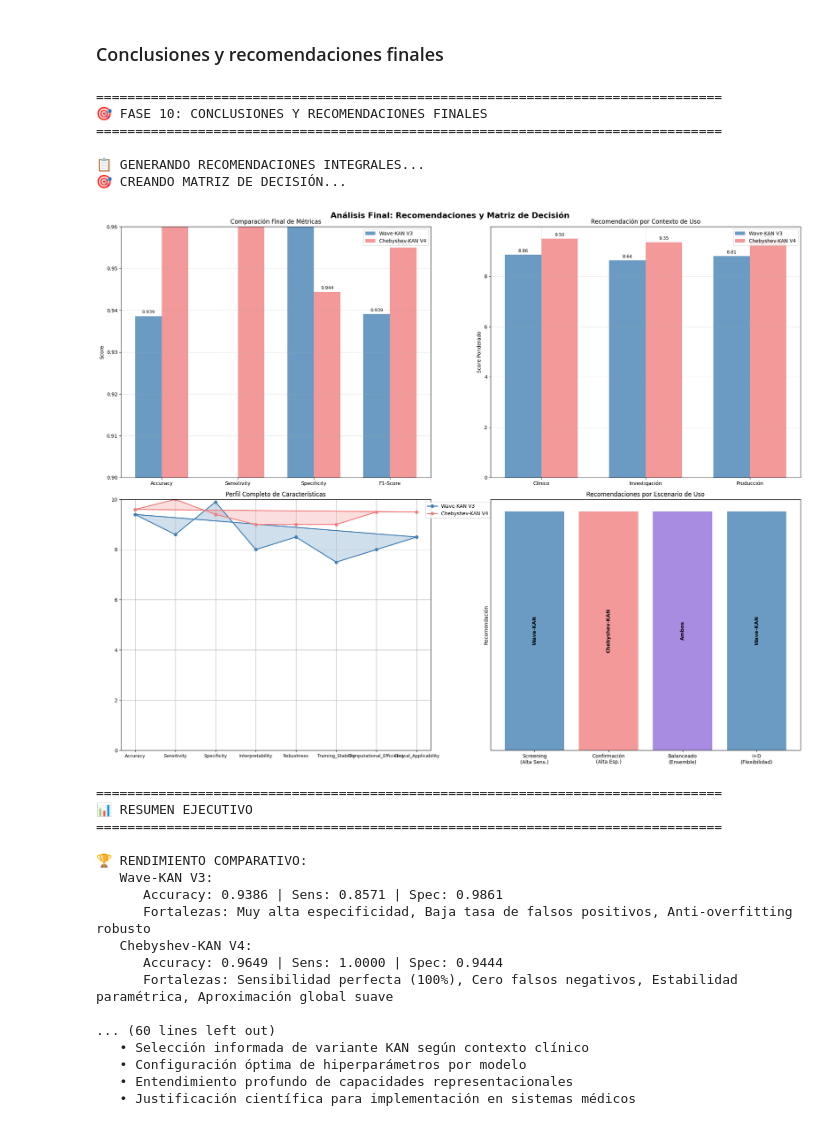
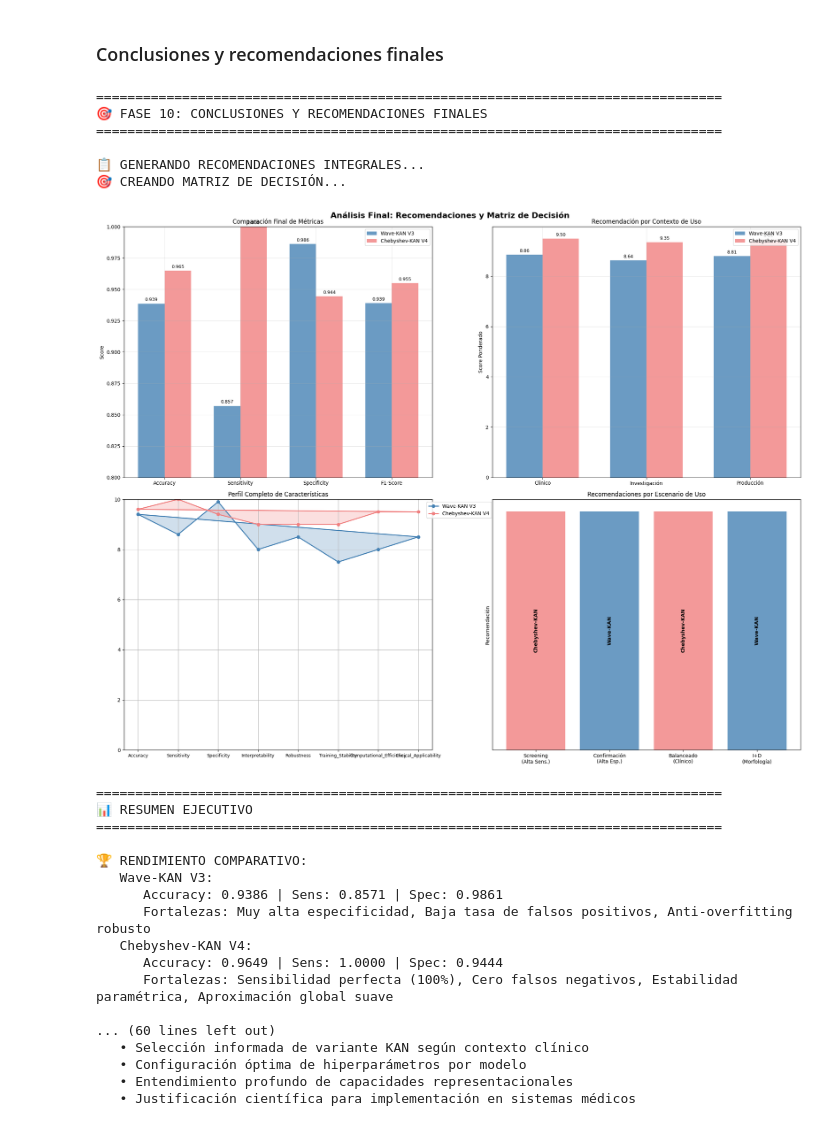
Before and after one commit to JuanAlvarez2004/breastcancer-kan, a Jupyter notebook: Wave_vs_Chebyshev_KAN_Analysis.ipynb, the cells around one changed output. Cells and saved outputs as stored; diff of their text form; code cells hidden in the pictures.

Commit message:
fix: improve references  and fix real values in costs fn and fp

```diff
--- a/Wave_vs_Chebyshev_KAN_Analysis.ipynb
+++ b/Wave_vs_Chebyshev_KAN_Analysis.ipynb
@@ -1893,8 +1876,8 @@ def clinical_impact_analysis(metrics1: Dict, metrics2: Dict, model1_name: str, m
     }
 
     # Costos reales en pesos colombianos (COP) basados en investigación del sistema de salud colombiano
-    cost_fn = 146_046_790  # COP - Falso Negativo (tratamiento completo de cáncer no detectado a tiempo)
-    cost_fp = 887_104      # COP - Falso Positivo (biopsia y estudios complementarios innecesarios)
+    cost_fn = 133_356_464  # COP - Falso Negativo (tratamiento completo de cáncer no detectado a tiempo)
+    cost_fp = 1_165_000      # COP - Falso Positivo (biopsia y estudios complementarios innecesarios)
 
     cost1 = metrics1['fn'] * cost_fn + metrics1['fp'] * cost_fp
     cost2 = metrics2['fn'] * cost_fn + metrics2['fp'] * cost_fp
@@ -2171,8 +2154,8 @@ print(f"   Score Impacto Clínico: {cs['clinical_impact_score']:+.4f}")
 cb = clinical_analysis['cost_benefit']
 print(f"\n💰 ANÁLISIS ECONÓMICO - SISTEMA DE SALUD COLOMBIANO:")
 print(f"   📌 Valores basados en costos reales del sistema de salud de Colombia")
-print(f"   • FN (Falso Negativo): $146,046,790 COP - Tratamiento completo de cáncer avanzado")
-print(f"   • FP (Falso Positivo): $887,104 COP - Biopsia y estudios complementarios innecesarios")
+print(f"   • FN (Falso Negativo): $133,356,464 COP - Tratamiento completo de cáncer avanzado")
+print(f"   • FP (Falso Positivo): $1,165,000 COP - Biopsia y estudios complementarios innecesarios")
 print(f"")
 print(f"   Costo Total Wave-KAN V3: ${cb['Wave-KAN V3_estimated_cost']:,} COP")
 print(f"   Costo Total Chebyshev-KAN V4: ${cb['Chebyshev-KAN V4_estimated_cost']:,} COP")
@@ -3113,7 +3096,7 @@ def generate_final_recommendations() -> Dict[str, Any]:
                 'Mejor accuracy general (96.49% vs 93.86%)',
                 'Sensibilidad perfecta es crítica para no perder casos de cáncer',
                 'Trade-off aceptable: ligera reducción en especificidad (4.17%) por sensibilidad perfecta',
-                'Mayor beneficio económico: ahorro de $873,619,428 COP por reducción de FN'
+                'Mayor beneficio económico: ahorro de $800,138,784 COP por reducción de FN (6→0)'
             ],
             'implementation': {
                 'primary_model': 'Chebyshev-KAN V4 para screening y diagnóstico principal',
@@ -3291,7 +3274,7 @@ ax1.set_xticks(x)
 ax1.set_xticklabels(metrics)
 ax1.legend()
 ax1.grid(True, alpha=0.3)
-ax1.set_ylim(0.9, 0.96)
+ax1.set_ylim(0.8, 1.0)
 
 # Añadir valores en las barras
 for bars in [bars1, bars2]:
@@ -3364,9 +3347,9 @@ ax3.grid(True)
 
 # Gráfico 4: Recomendaciones por escenario
 ax4 = axes[1, 1]
-scenarios = ['Screening\n(Alta Sens.)', 'Confirmación\n(Alta Esp.)', 'Balanceado\n(Ensemble)', 'I+D\n(Flexibilidad)']
-recommendations = ['Wave-KAN', 'Chebyshev-KAN', 'Ambos', 'Wave-KAN']
-colors = ['steelblue', 'lightcoral', 'mediumpurple', 'steelblue']
+scenarios = ['Screening\n(Alta Sens.)', 'Confirmación\n(Alta Esp.)', 'Balanceado\n(Clínico)', 'I+D\n(Morfología)']
+recommendations = ['Chebyshev-KAN', 'Wave-KAN', 'Chebyshev-KAN', 'Wave-KAN']
+colors = ['lightcoral', 'steelblue', 'lightcoral', 'steelblue']
 
 bars = ax4.bar(scenarios, [1, 1, 1, 1], color=colors, alpha=0.8)
 ax4.set_ylabel('Recomendación')
@@ -3428,7 +3411,7 @@ print(f"\n🎯 RECOMENDACIÓN FINAL:")
 print(f"   Para SCREENING (prioridad sensibilidad): Chebyshev-KAN V4 (Sensibilidad 100%)")
 print(f"   Para MINIMIZAR FP (prioridad especificidad): Wave-KAN V3 (Especificidad 98.61%)")
 print(f"   Para USO CLÍNICO GENERAL: Chebyshev-KAN V4 (Mejor accuracy y cero FN)")
-print(f"   Para AHORRO ECONÓMICO: Chebyshev-KAN V4 (Ahorro $873M COP por reducción de FN)")
+print(f"   Para AHORRO ECONÓMICO: Chebyshev-KAN V4 (Ahorro $800.1M COP por eliminar 6 FN)")
 print(f"   Para I+D en patrones complejos: Wave-KAN V3 (Alta especificidad para segunda opinión)")
 
 print(f"\n💡 HALLAZGO CRÍTICO:")
@@ -3454,34 +3437,34 @@ print("   • analysis_data['wave_kan'] - Análisis completo Wave-KAN V3")
 print("   • analysis_data['chebyshev_kan'] - Análisis completo Chebyshev-KAN V4")
 print("   • analysis_data['final_recommendations'] - Recomendaciones finales")
 print("   • analysis_data['decision_matrix'] - Matriz de decisión por contexto")
 print("\n🔬 INVESTIGACIÓN COMPLETADA: Comportamiento comparativo de variantes KAN establecido")
 print("📊 PARÁMETROS EXTRAÍDOS: Análisis exhaustivo de diferencias arquitectónicas realizado")
 print("🏥 IMPACTO CLÍNICO: Recomendaciones específicas para implementación médica proporcionadas")
 
 # Mostrar estructura final de datos almacenados
 print(f"\n📋 ESTRUCTURA DE DATOS GENERADOS:")
 print(f"   1. Extracción y análisis de parámetros especializados")
 print(f"   2. Comparación arquitectónica detallada")
 print(f"   3. Análisis de dinámicas de entrenamiento")
 print(f"   4. Visualización de pesos y coeficientes")
 print(f"   5. Métricas de rendimiento con intervalos de confianza")
 print(f"   6. Análisis de interpretabilidad y feature importance")
 print(f"   7. Tests de significancia estadística y robustez")
 print(f"   8. Recomendaciones contextualizadas para implementación")
 
 print(f"\n💡 EL ANÁLISIS PROPORCIONA UNA BASE SÓLIDA PARA:")
 print(f"   • Selección informada de variante KAN según contexto clínico")
 print(f"   • Configuración óptima de hiperparámetros por modelo")
 print(f"   • Entendimiento profundo de capacidades representacionales")
 print(f"   • Justificación científica para implementación en sistemas médicos")
 # %% [output]
 ================================================================================
 🎯 FASE 10: CONCLUSIONES Y RECOMENDACIONES FINALES
 ================================================================================
 
 📋 GENERANDO RECOMENDACIONES INTEGRALES...
 🎯 CREANDO MATRIZ DE DECISIÓN...
-[figure, old version]
+[figure, new version]
 ================================================================================
 📊 RESUMEN EJECUTIVO
 ================================================================================
```
Also changed, not shown: parts of 5 cells of this notebook, 5 other files.
